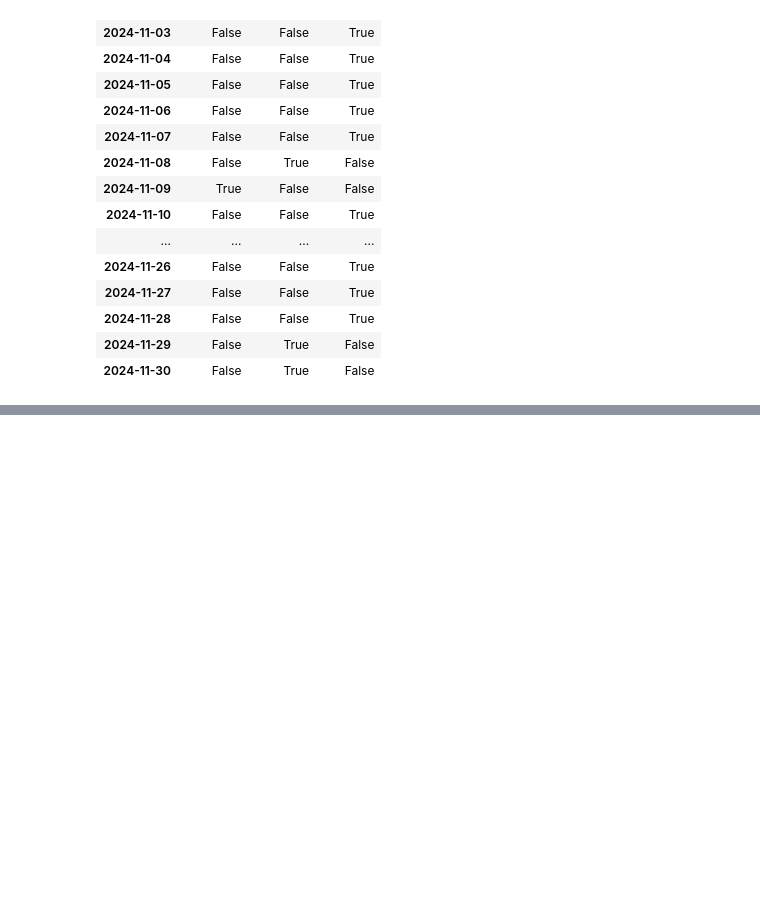
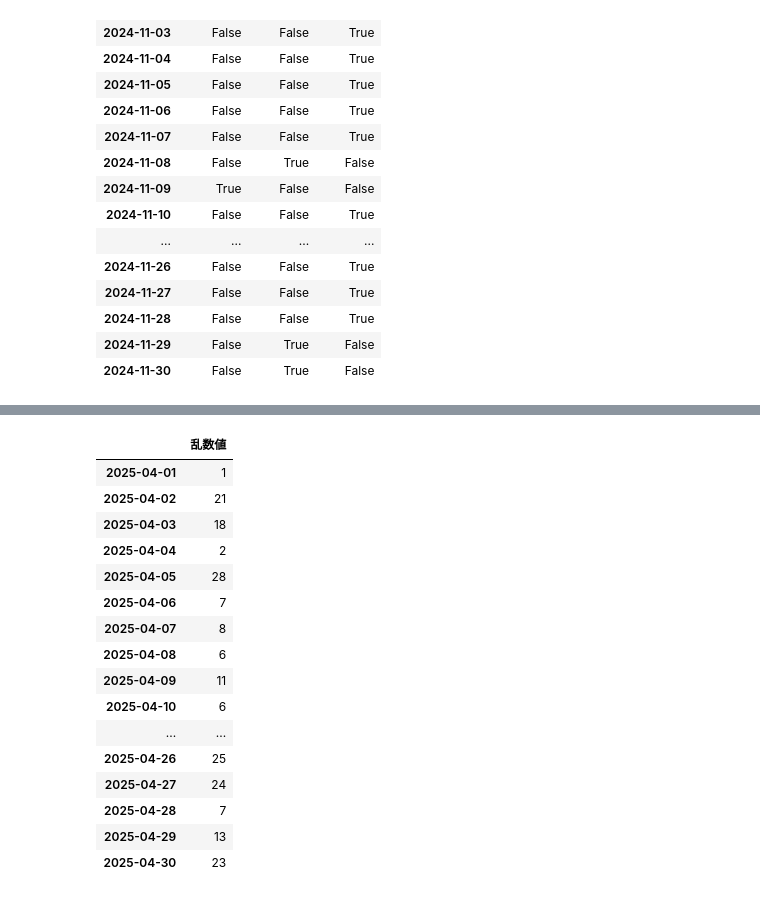
Before and after one commit to tks930828/python-traing, a Jupyter notebook: pandas.ipynb, the cells around one changed output, grey strips where cells are left out. Drawn from its saved outputs; the diff is of its cells as text; code cells hidden in the pictures; blank space fills up the shorter version.

Commit message:
pandas

```diff
--- a/pandas.ipynb
+++ b/pandas.ipynb
@@ -336,3 +336,9 @@ df_moved
 | 2024-11-30 | False | True | False |
 # %%
 df_moved.to
+# %%
+import pandas as pd
+import numpy as np
+dates = pd.date_range(start="2025-04-01",
+                     end="2025-04-30")
+dates
@@ -338,0 +355,24 @@ df_moved.to
+# %%
+rng = np.random.default_rng(123)
+df = pd.DataFrame(rng.integers(1, 31, size=30),
+                  index=dates,
+                  columns=["乱数値"])
+df
+# %% [output]
+|  | 乱数値 |
+| 2025-04-01 | 1 |
+| 2025-04-02 | 21 |
+| 2025-04-03 | 18 |
+| 2025-04-04 | 2 |
+| 2025-04-05 | 28 |
+| 2025-04-06 | 7 |
+| 2025-04-07 | 8 |
+| 2025-04-08 | 6 |
+| 2025-04-09 | 11 |
+| 2025-04-10 | 6 |
+| ... | ... |
+| 2025-04-26 | 25 |
+| 2025-04-27 | 24 |
+| 2025-04-28 | 7 |
+| 2025-04-29 | 13 |
+| 2025-04-30 | 23 |
```
Also changed, not shown: parts of 13 cells of this notebook.
